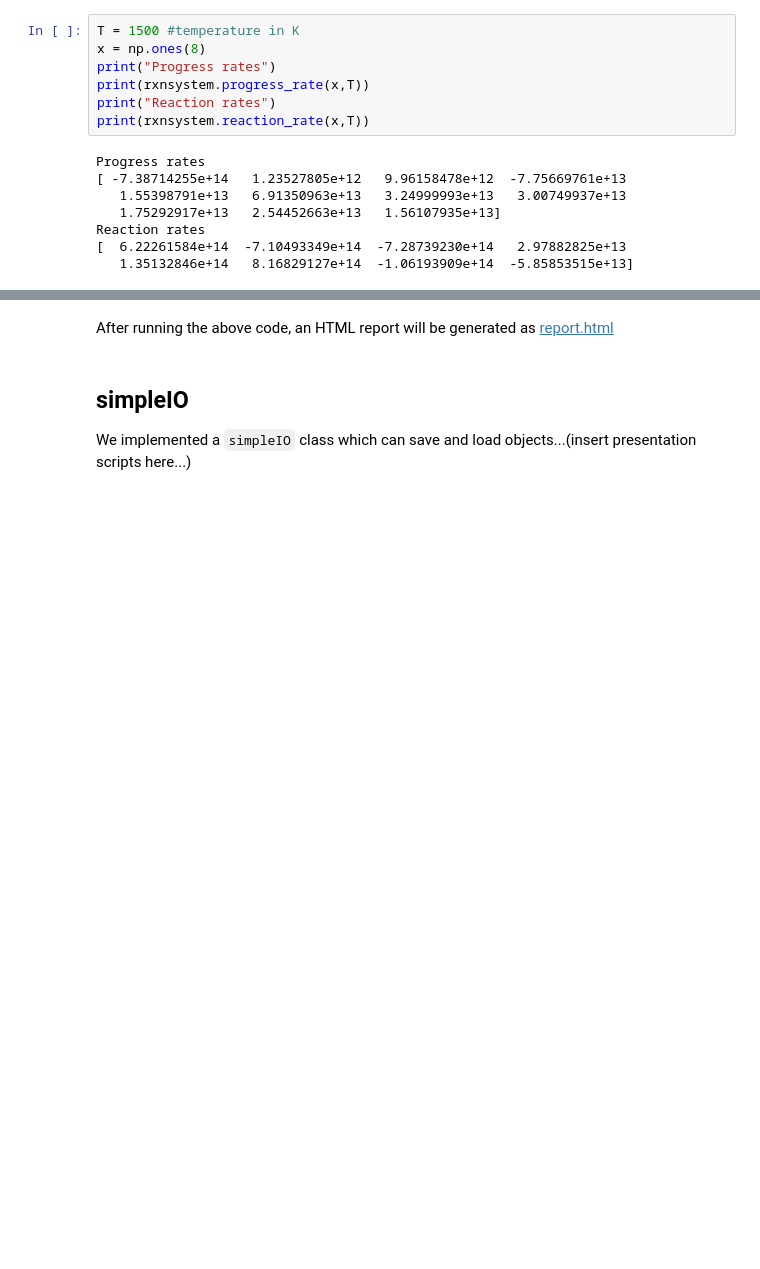
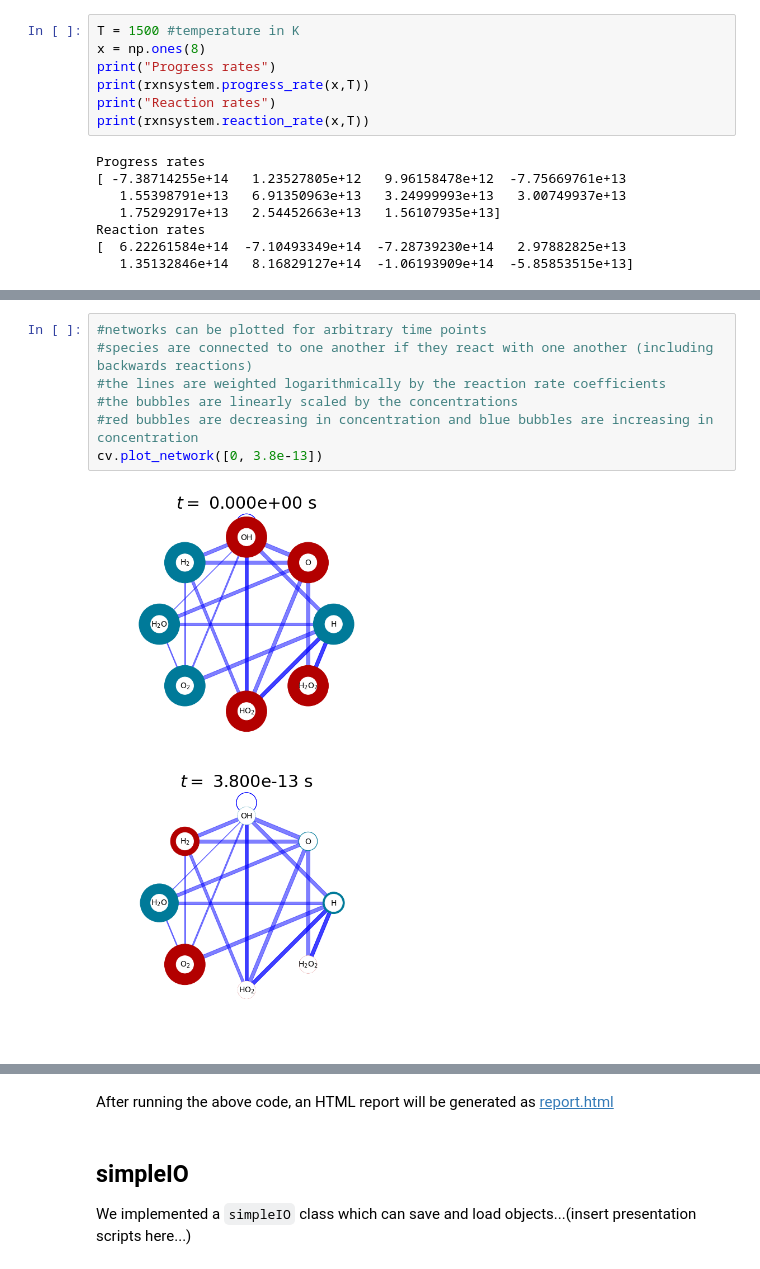
Before and after one commit to cs207group4/cs207-FinalProject, a Jupyter notebook: demo_notebook/demo.ipynb, the cells around one changed output, grey strips where cells are left out. Saved outputs shown, nothing was run; the diff lists cells and outputs as text; blank space fills up the shorter version.

```diff
--- a/demo_notebook/demo.ipynb
+++ b/demo_notebook/demo.ipynb
@@ -183,0 +232,9 @@ cv.html_report('report.html')
+# %%
+#networks can be plotted for arbitrary time points
+#species are connected to one another if they react with one another (including backwards reactions)
+#the lines are weighted logarithmically by the reaction rate coefficients
+#the bubbles are linearly scaled by the concentrations
+#red bubbles are decreasing in concentration and blue bubbles are increasing in concentration
+cv.plot_network([0, 3.8e-13])
+# %% [output]
+[figure, added]
```
Also changed, not shown: parts of 27 cells of this notebook, 5 other files.
